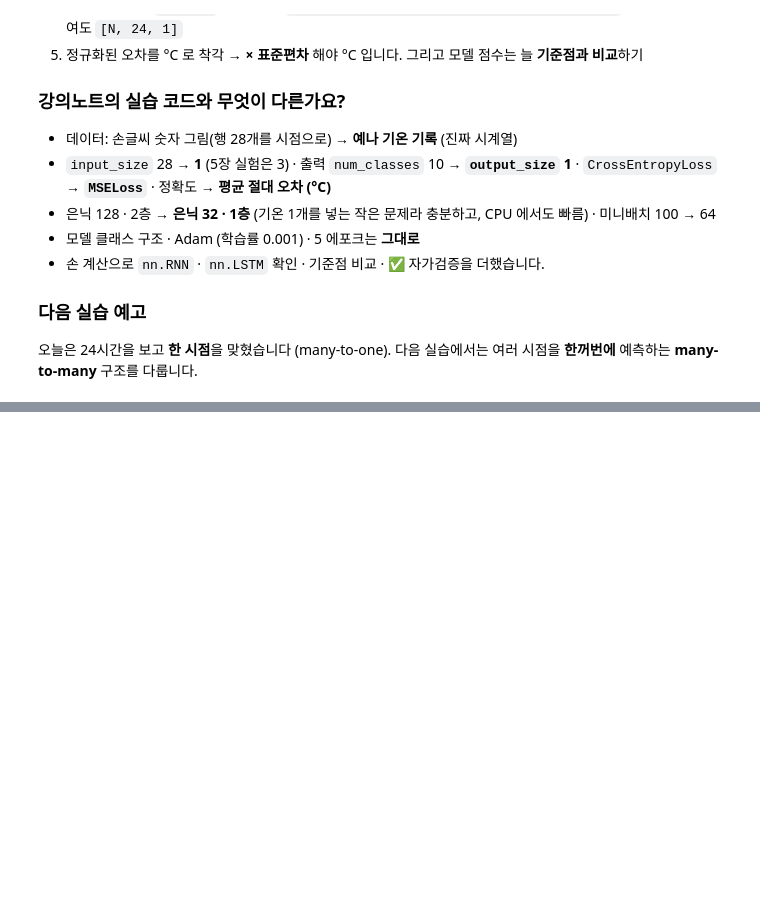
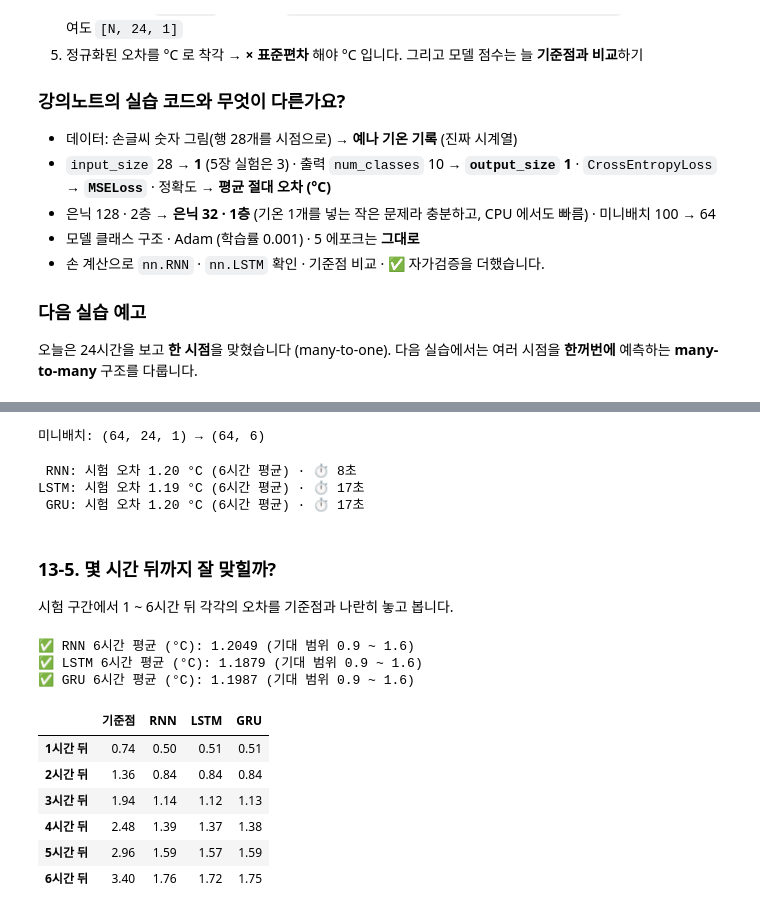
Before and after one commit to baekja/Lecture_DL-AE, a Jupyter notebook: PyTorch_RNN_Jena/jena_rnn_complete.ipynb, the cells around one changed output, grey strips where cells are left out. Cells and saved outputs as stored; diff of their text form; code cells hidden in the pictures; blank space fills up the shorter version.

```diff
--- a/PyTorch_RNN_Jena/jena_rnn_complete.ipynb
+++ b/PyTorch_RNN_Jena/jena_rnn_complete.ipynb
@@ -750,0 +800,8 @@ optimizer.step()           # 4️⃣ 가중치 업데이트
+# %%
+def mae_by_hour(pred, y):                     # 몇 시간 뒤인지별 평균 절대 오차 (°C)
+    return (pred - y).abs().mean(dim=0) * std[0]  # 샘플 축으로만 평균 → 6칸
+base6 = X6_test[:, -1, :1].repeat(1, OUT)     # 기준점: 6칸 모두 '지금 기온'  📐 [N, 6]
+base6_mae = mae_by_hour(base6, y6_test)       # 기준점의 시간별 오차  📐 [6]
+print("기준점 시간별 오차 (°C):", base6_mae.numpy().round(2))  # 1 ~ 6시간 뒤
+print(f"기준점 6시간 평균: {base6_mae.mean():.2f} °C")  # 모델이 이겨야 할 점수
+check("1시간 뒤 기준점 = 4장의 기준점", base6_mae[0], base_test, tol=0.01)  # ✅ 같은 값
@@ -750,0 +819,7 @@ optimizer.step()           # 4️⃣ 가중치 업데이트
+# %%
+torch.manual_seed(0)                          # 재현용
+m6 = RNNModel(1, 32, 1, 6)                    # ⭐ 바뀐 곳: 출력 크기 1 → 6
+pred = m6(X6_train[:5])                       # 창 5개를 한꺼번에  📐 [5, 24, 1]
+print("출력층:", m6.fc)                         # 은닉 32 → 기온 6개
+print("출력 모양:", tuple(pred.shape))          # 📐 (5, 6): 창마다 기온 6개
+check("출력 모양", list(pred.shape), [5, 6], tol=0)  # ✅
@@ -750,0 +835,49 @@ optimizer.step()           # 4️⃣ 가중치 업데이트
+# %%
+train6 = TensorDataset(X6_train, y6_train)    # (입력 창, 정답 6칸) 짝들
+loader6 = DataLoader(train6, batch_size=BATCH, shuffle=True,  # 4장과 같은 64개씩
+                     generator=torch.Generator().manual_seed(0))  # 섞는 순서 고정
+X_batch, y_batch = next(iter(loader6))        # 첫 미니배치 하나 꺼내 보기
+print("미니배치:", tuple(X_batch.shape), "→", tuple(y_batch.shape))  # 📐 [64, 24, 1] → [64, 6]
+# %% [output]
+미니배치: (64, 24, 1) → (64, 6)
+# %%
+res6 = {}                                     # 모델별 결과를 모을 상자
+for name, Model in [("RNN", RNNModel), ("LSTM", LSTMModel), ("GRU", GRUModel)]:  # 차례로
+    torch.manual_seed(0)                      # 같은 출발점 (재현용)
+    model = Model(1, 32, 1, OUT).to(device)   # ⭐ 출력 6칸 (4장은 1칸)
+    optimizer = torch.optim.Adam(model.parameters(), lr=1e-3)  # 4장과 같은 Adam · 0.001
+    start = time.time()                       # ⏱ 시작
+    for epoch in range(EPOCHS):               # 5 에포크
+        train_one_epoch(model, loader6, optimizer)  # 4장의 학습 함수 그대로
+    sec = time.time() - start                 # ⏱ 걸린 시간
+    test = evaluate_mae(model, X6_test, y6_test)  # 4장의 채점 함수 → 6시간 평균 °C
+    res6[name] = dict(model=model, test=test, sec=sec)  # 기록
+    print(f"{name:>4}: 시험 오차 {test:.2f} °C (6시간 평균) · ⏱ {sec:.0f}초")  # 결과
+# %% [output]
+ RNN: 시험 오차 1.20 °C (6시간 평균) · ⏱ 8초
+LSTM: 시험 오차 1.19 °C (6시간 평균) · ⏱ 17초
+ GRU: 시험 오차 1.20 °C (6시간 평균) · ⏱ 17초
+# %% [markdown]
+### 13-5. 몇 시간 뒤까지 잘 맞힐까?
+시험 구간에서 1 ~ 6시간 뒤 각각의 오차를 기준점과 나란히 놓고 봅니다.
+# %%
+rows = {"기준점": base6_mae}                   # 시간별 오차 표 (첫 열: 기준점)
+with torch.no_grad():                         # 예측만 (미분 추적 끄기)
+    for name, r in res6.items():              # 세 모델
+        pred = r["model"](X6_test.to(device)).cpu()  # 시험 창 전체의 6칸 예측
+        rows[name] = mae_by_hour(pred, y6_test)      # 시간별 오차 (°C)
+for name, r in res6.items():                  # 자가검증: 셋 다 기준점보다 확실히 작게
+    check_range(f"{name} 6시간 평균 (°C)", r["test"], 0.9, 1.6)  # ✅ 기준점 2.15 보다 작게
+hours = [f"{h}시간 뒤" for h in range(1, OUT + 1)]  # 행 이름: 1시간 뒤 ~ 6시간 뒤
+pd.DataFrame({k: v.numpy().round(2) for k, v in rows.items()}, index=hours)  # 표로 보기
+# %% [output]
+✅ RNN 6시간 평균 (°C): 1.2049 (기대 범위 0.9 ~ 1.6)
+✅ LSTM 6시간 평균 (°C): 1.1879 (기대 범위 0.9 ~ 1.6)
+✅ GRU 6시간 평균 (°C): 1.1987 (기대 범위 0.9 ~ 1.6)
+|  | 기준점 | RNN | LSTM | GRU |
+| 1시간 뒤 | 0.74 | 0.50 | 0.51 | 0.51 |
+| 2시간 뒤 | 1.36 | 0.84 | 0.84 | 0.84 |
+| 3시간 뒤 | 1.94 | 1.14 | 1.12 | 1.13 |
+| 4시간 뒤 | 2.48 | 1.39 | 1.37 | 1.38 |
+| 5시간 뒤 | 2.96 | 1.59 | 1.57 | 1.59 |
+| 6시간 뒤 | 3.40 | 1.76 | 1.72 | 1.75 |
```
Also changed, not shown: parts of 17 cells of this notebook, 2 other files.
